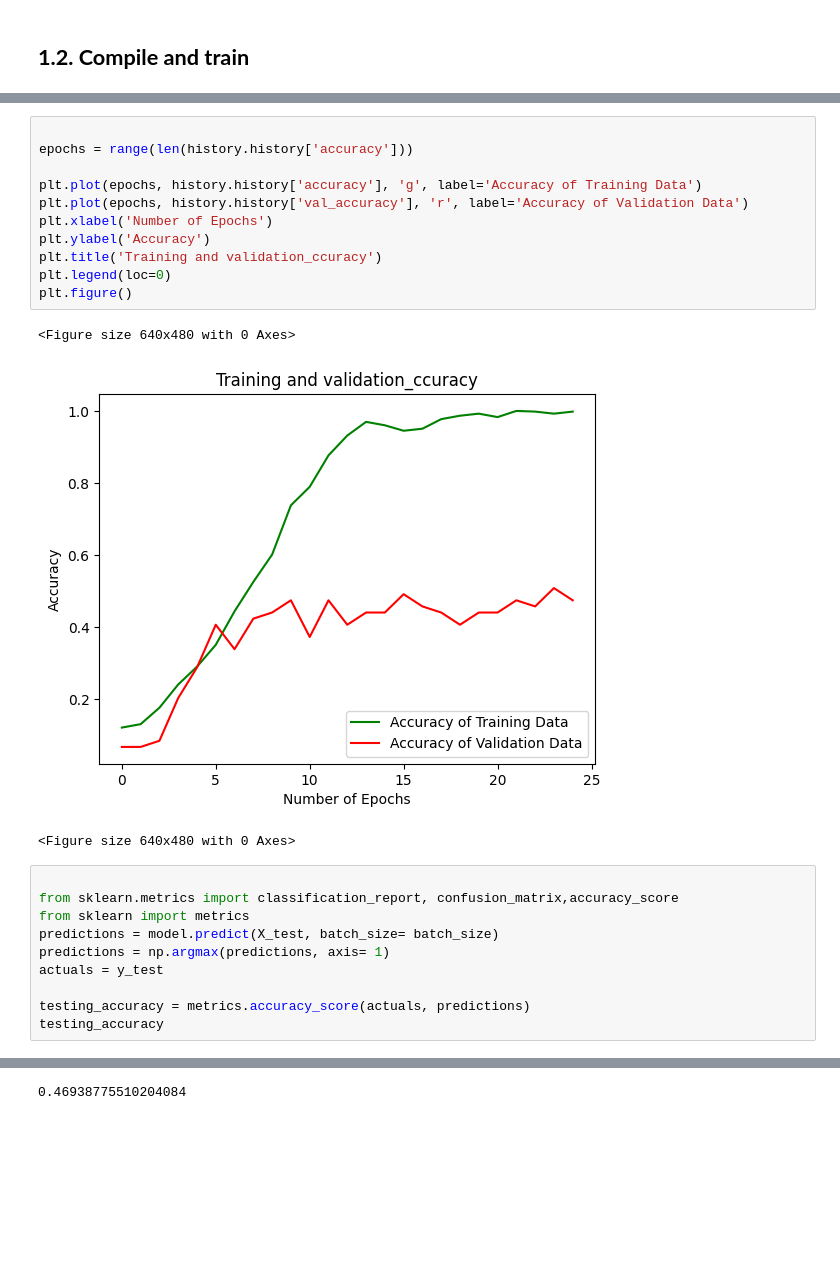
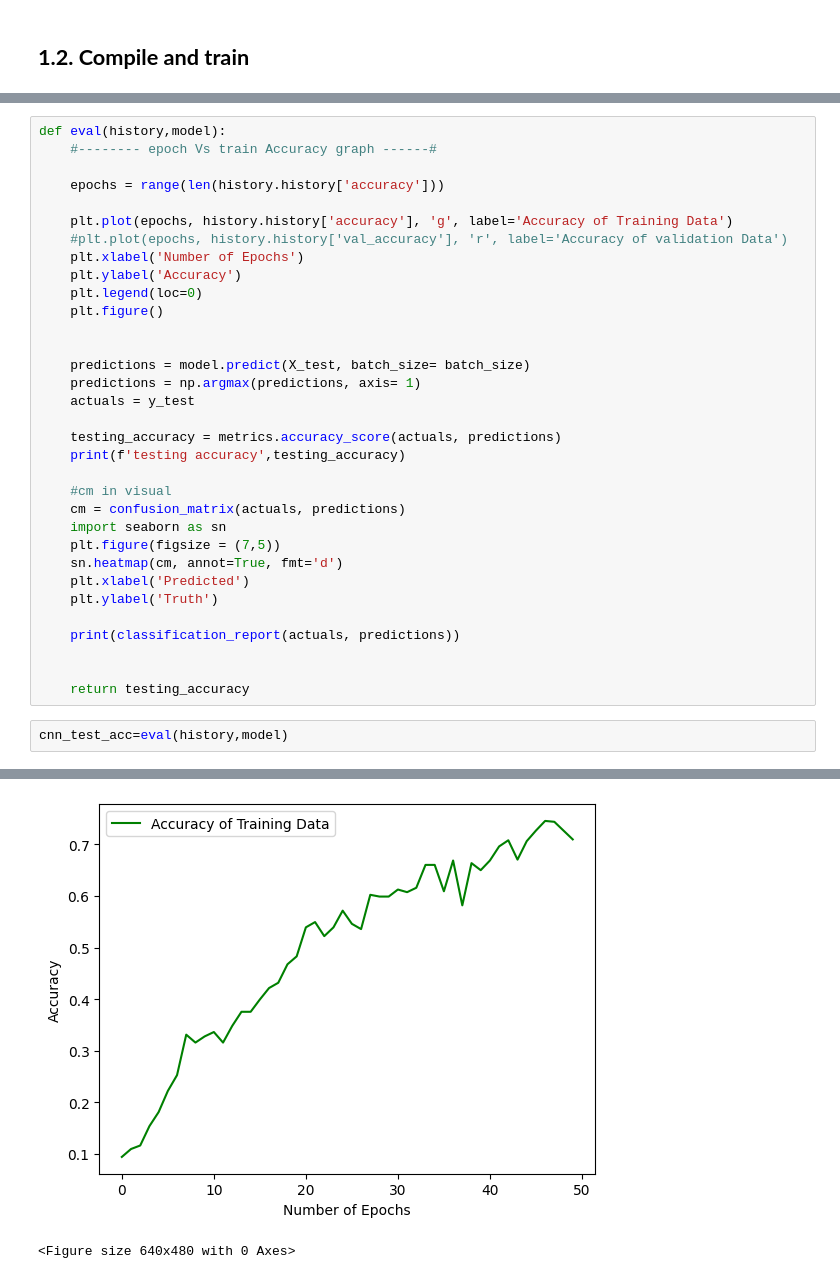
Before and after one commit to upratham/DL-CNN, a Jupyter notebook: src/eval.ipynb, the cells around one changed output, grey strips where cells are left out. Saved outputs shown, nothing was run; the diff lists cells and outputs as text; blank space fills up the shorter version.

```diff
--- a/src/eval.ipynb
+++ b/src/eval.ipynb
@@ -90,26 +108,36 @@ plt.show()
-# %%
-
-epochs = range(len(history.history['accuracy']))
-
-plt.plot(epochs, history.history['accuracy'], 'g', label='Accuracy of Training Data')
-plt.plot(epochs, history.history['val_accuracy'], 'r', label='Accuracy of Validation Data')
-plt.xlabel('Number of Epochs')
-plt.ylabel('Accuracy')
-plt.title('Training and validation_ccuracy')
-plt.legend(loc=0)
-plt.figure()
-# %% [output]
-<Figure size 640x480 with 0 Axes>
-[figure, removed]
-<Figure size 640x480 with 0 Axes>
+# %%
+def eval(history,model):
+    #-------- epoch Vs train Accuracy graph ------#
+
+    epochs = range(len(history.history['accuracy']))
+
+    plt.plot(epochs, history.history['accuracy'], 'g', label='Accuracy of Training Data')
+    #plt.plot(epochs, history.history['val_accuracy'], 'r', label='Accuracy of validation Data')
+    plt.xlabel('Number of Epochs')
+    plt.ylabel('Accuracy')
+    plt.legend(loc=0)
+    plt.figure()
+
+
+    predictions = model.predict(X_test, batch_size= batch_size)
+    predictions = np.argmax(predictions, axis= 1)
+    actuals = y_test
+
+    testing_accuracy = metrics.accuracy_score(actuals, predictions)
+    print(f'testing accuracy',testing_accuracy)
+
+    #cm in visual
+    cm = confusion_matrix(actuals, predictions)
+    import seaborn as sn
+    plt.figure(figsize = (7,5))
+    sn.heatmap(cm, annot=True, fmt='d')
+    plt.xlabel('Predicted')
+    plt.ylabel('Truth')
+
+    print(classification_report(actuals, predictions))
+
+
+    return testing_accuracy
 # %%
-
-from sklearn.metrics import classification_report, confusion_matrix,accuracy_score
-from sklearn import metrics
-predictions = model.predict(X_test, batch_size= batch_size)
-predictions = np.argmax(predictions, axis= 1)
-actuals = y_test
-
-testing_accuracy = metrics.accuracy_score(actuals, predictions)
-testing_accuracy
+cnn_test_acc=eval(history,model)
 # %% [output]
@@ -117 +162,2 @@ testing_accuracy
+[figure, added]
-0.46938775510204084
+<Figure size 640x480 with 0 Axes>
```
Also changed, not shown: parts of 15 cells of this notebook, 4 other files.
